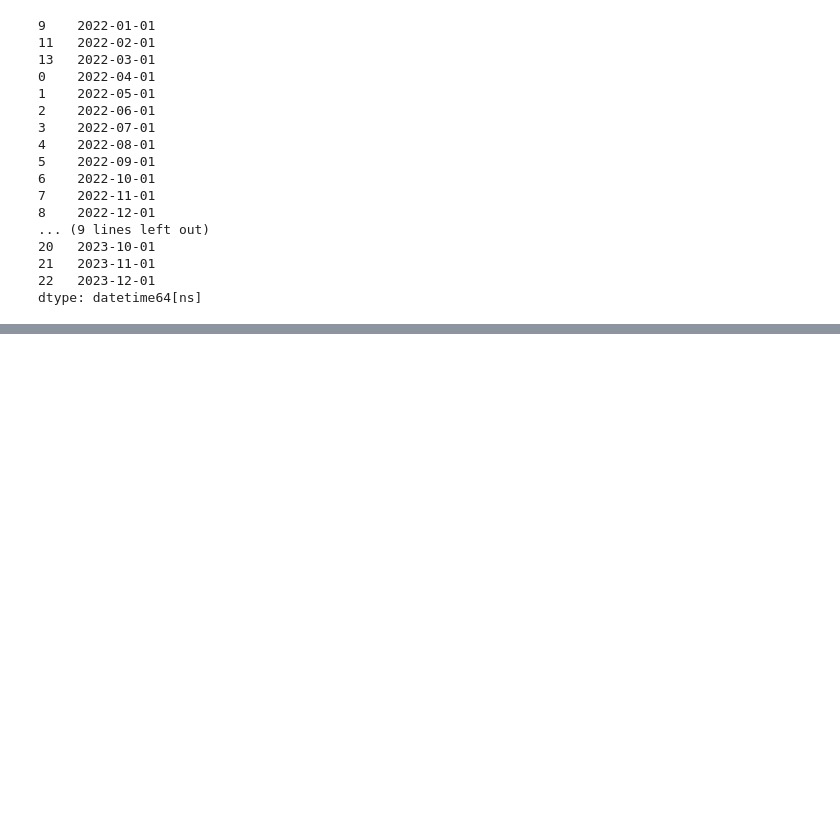
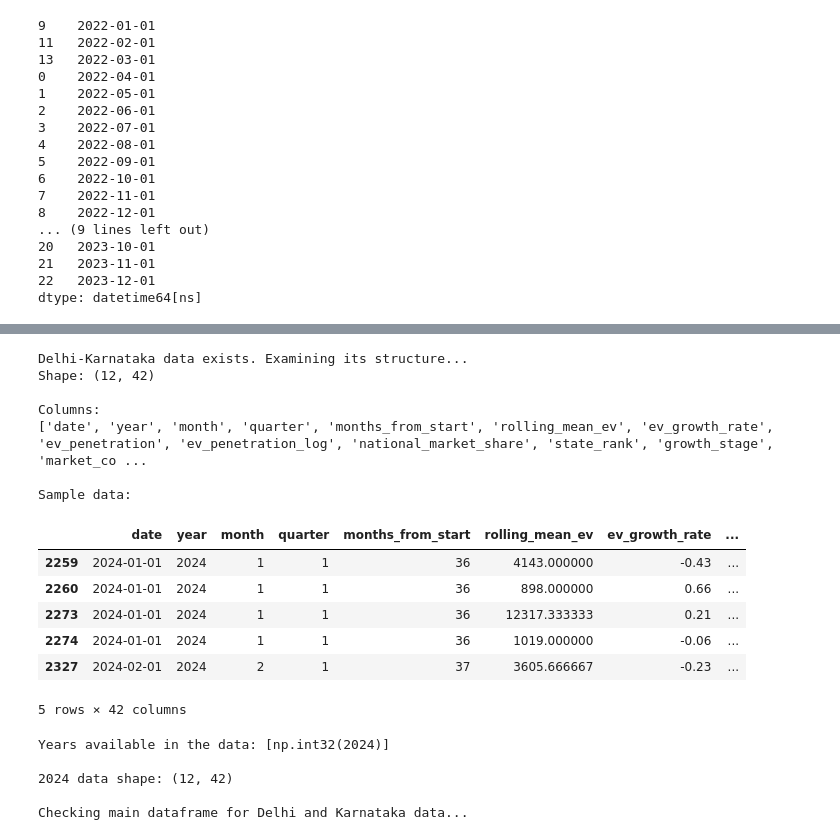
Before and after one commit to sadiqhasanrupani/ev-analysis, a Jupyter notebook: notebooks/research/3_research_question_analysis.ipynb, the cells around one changed output, grey strips where cells are left out. Cells and saved outputs as stored; diff of their text form; code cells hidden in the pictures; blank space fills up the shorter version.

```diff
--- a/notebooks/research/3_research_question_analysis.ipynb
+++ b/notebooks/research/3_research_question_analysis.ipynb
@@ -1970,0 +2096,69 @@ ev_maker_fiscal =
+# %%
+# Let's examine the existing delhi_karnataka_data to see what information we have
+if 'delhi_karnataka_data' in locals() or 'delhi_karnataka_data' in globals():
+    print("Delhi-Karnataka data exists. Examining its structure...")
+    print(f"Shape: {delhi_karnataka_data.shape}")
+    print("\nColumns:")
+    print(delhi_karnataka_data.columns.tolist())
+    print("\nSample data:")
+    display(delhi_karnataka_data.head())
+
+    # Check if the data includes 2024
+    if 'date' in delhi_karnataka_data.columns:
+        years = delhi_karnataka_data['date'].dt.year.unique()
+        print(f"\nYears available in the data: {sorted(years)}")
+
+        # Filter for 2024 data
+        if 2024 in years:
+            delhi_karnataka_2024 = delhi_karnataka_data[delhi_karnataka_data['date'].dt.year == 2024]
+            print(f"\n2024 data shape: {delhi_karnataka_2024.shape}")
+        else:
+            print("\n2024 data not available.")
+else:
+    print("delhi_karnataka_data variable not found. We'll need to create it.")
+
+# If we don't have the data, we can check if the main dataframe has information about Delhi and Karnataka
+if 'df' in locals() or 'df' in globals():
+    print("\nChecking main dataframe for Delhi and Karnataka data...")
+    if 'state' in df.columns:
+        states = df['state'].unique()
+        print(f"Available states: {sorted(states)}")
+
+        # Check if Delhi and Karnataka are in the data
+        if 'Delhi' in states and 'Karnataka' in states:
+            print("Both Delhi and Karnataka are available in the dataset.")
+        elif 'Delhi' in states:
+            print("Only Delhi is available in the dataset.")
+        elif 'Karnataka' in states:
+            print("Only Karnataka is available in the dataset.")
+        else:
+            print("Neither Delhi nor Karnataka are in the dataset.")
+
+        # Check for 2024 data
+        if 'date' in df.columns:
+            years = df['date'].dt.year.unique()
+            print(f"Years in main dataframe: {sorted(years)}")
+            if 2024 in years:
+                print("2024 data is available in the main dataframe.")
+            else:
+                print("2024 data is not available in the main dataframe.")
+# %% [output]
+Delhi-Karnataka data exists. Examining its structure...
+Shape: (12, 42)
+
+Columns:
+['date', 'year', 'month', 'quarter', 'months_from_start', 'rolling_mean_ev', 'ev_growth_rate', 'ev_penetration', 'ev_penetration_log', 'national_market_share', 'state_rank', 'growth_stage', 'market_co ...
+
+Sample data:
+|  | date | year | month | quarter | months_from_start | rolling_mean_ev | ev_growth_rate | ... |
+| 2259 | 2024-01-01 | 2024 | 1 | 1 | 36 | 4143.000000 | -0.43 | ... |
+| 2260 | 2024-01-01 | 2024 | 1 | 1 | 36 | 898.000000 | 0.66 | ... |
+| 2273 | 2024-01-01 | 2024 | 1 | 1 | 36 | 12317.333333 | 0.21 | ... |
+| 2274 | 2024-01-01 | 2024 | 1 | 1 | 36 | 1019.000000 | -0.06 | ... |
+| 2327 | 2024-02-01 | 2024 | 2 | 1 | 37 | 3605.666667 | -0.23 | ... |
+5 rows × 42 columns
+Years available in the data: [np.int32(2024)]
+
+2024 data shape: (12, 42)
+
+Checking main dataframe for Delhi and Karnataka data...
```
Also changed, not shown: parts of 27 cells of this notebook, 15 other files.
